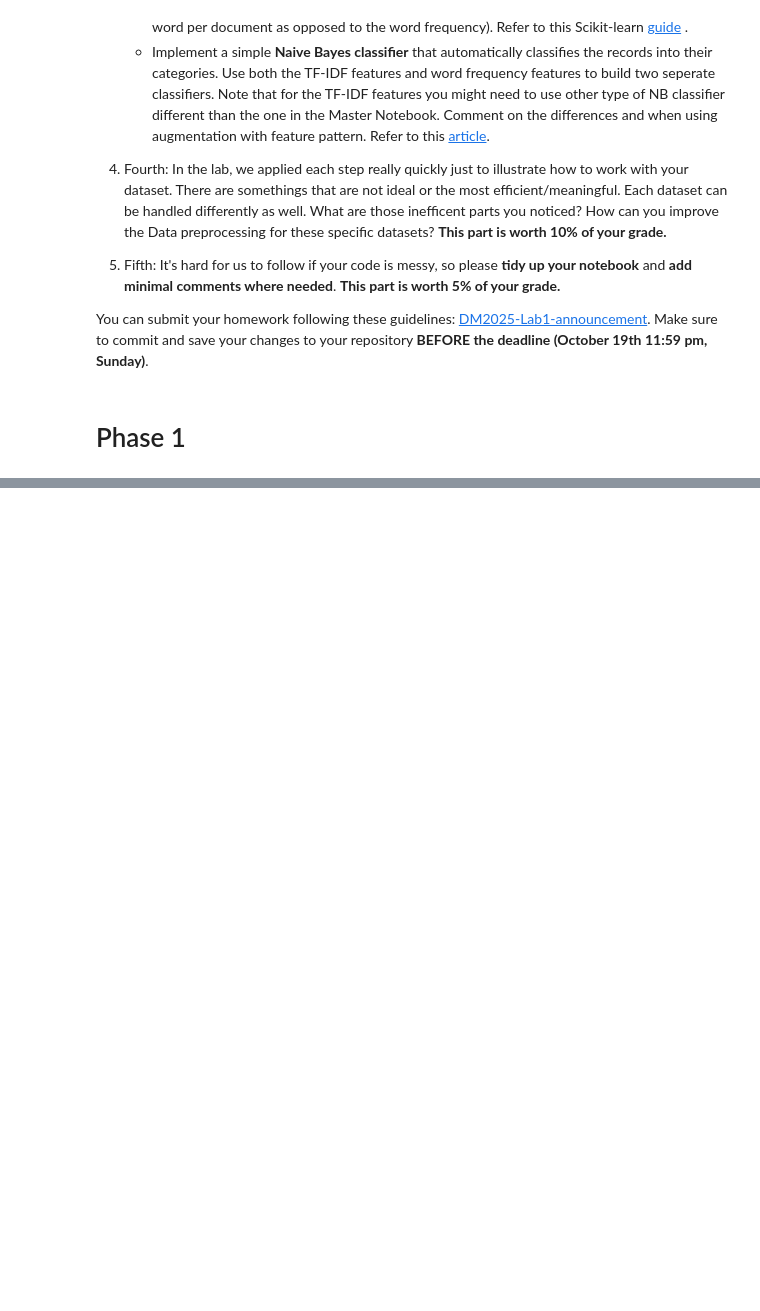
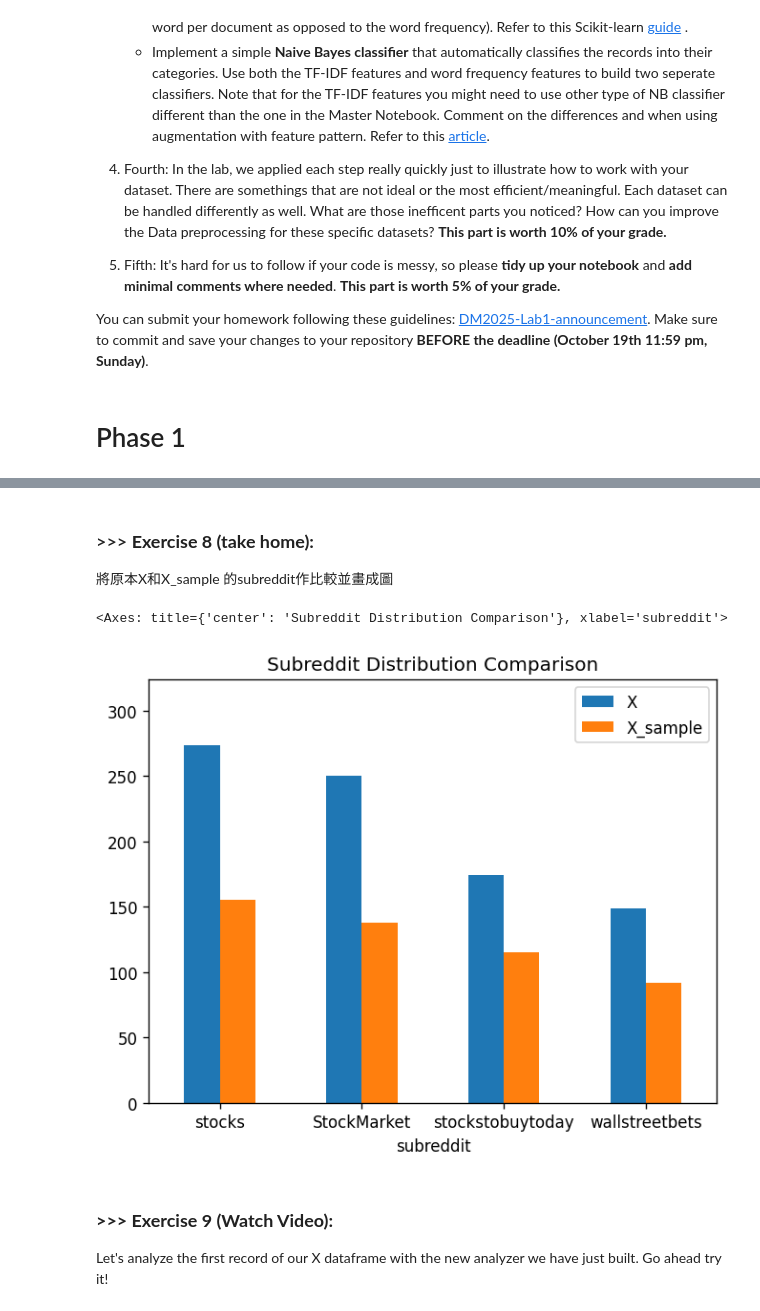
Before and after one commit to tower20021202/DM2025-Lab1-Exercise, a Jupyter notebook: DM2025-Lab1-Homework.ipynb, the cells around one changed output, grey strips where cells are left out. Cells and saved outputs as stored; diff of their text form; code cells hidden in the pictures; blank space fills up the shorter version.

```diff
--- a/DM2025-Lab1-Homework.ipynb
+++ b/DM2025-Lab1-Homework.ipynb
@@ -61,0 +289,5 @@ You can submit your homework following these guidelines: [DM2025-Lab1-announceme
+# %%
+X_sample = X.sample(500, random_state=42)
+print(len(X_sample))
+print(X_sample)
+#可以發現X_sample中在對X取sample後他的順序會被打亂，Ｘ_sample的列數是sample所設定的列數
@@ -61,0 +332,19 @@ You can submit your homework following these guidelines: [DM2025-Lab1-announceme
+# %% [markdown]
+### >>> **Exercise 8 (take home):**
+將原本X和X_sample 的subreddit作比較並畫成圖
+# %%
+count_X=X.subreddit.value_counts()
+count_X_sample=X_sample.subreddit.value_counts()
+df_compare=pd.DataFrame({
+    'X':count_X,
+    'X_sample':count_X_sample
+})
+df_compare.plot(kind='bar',title='Subreddit Distribution Comparison',
+                ylim=(0,max(count_X.max(),count_X_sample.max())+50),
+                rot=0)
+# %% [output]
+<Axes: title={'center': 'Subreddit Distribution Comparison'}, xlabel='subreddit'>
+[figure, added]
+# %% [markdown]
+### **>>> Exercise 9 (Watch Video):**
+Let's analyze the first record of our X dataframe with the new analyzer we have just built. Go ahead try it!
```
Also changed, not shown: parts of 55 cells of this notebook, 1 other file.
